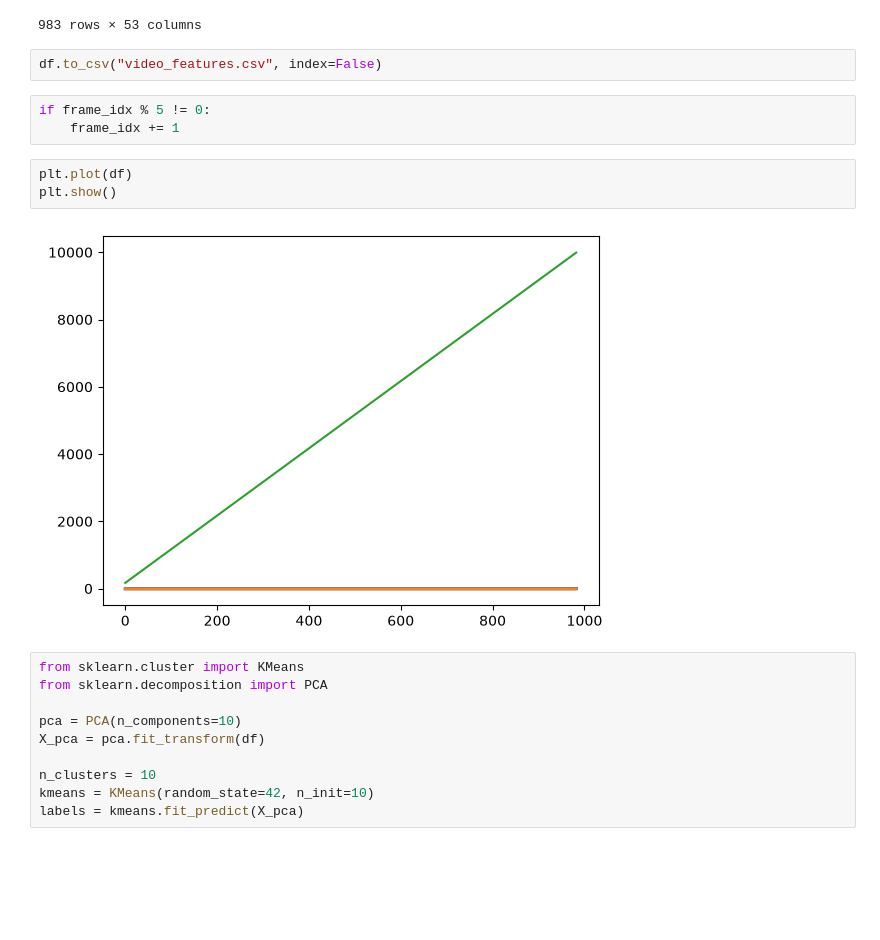
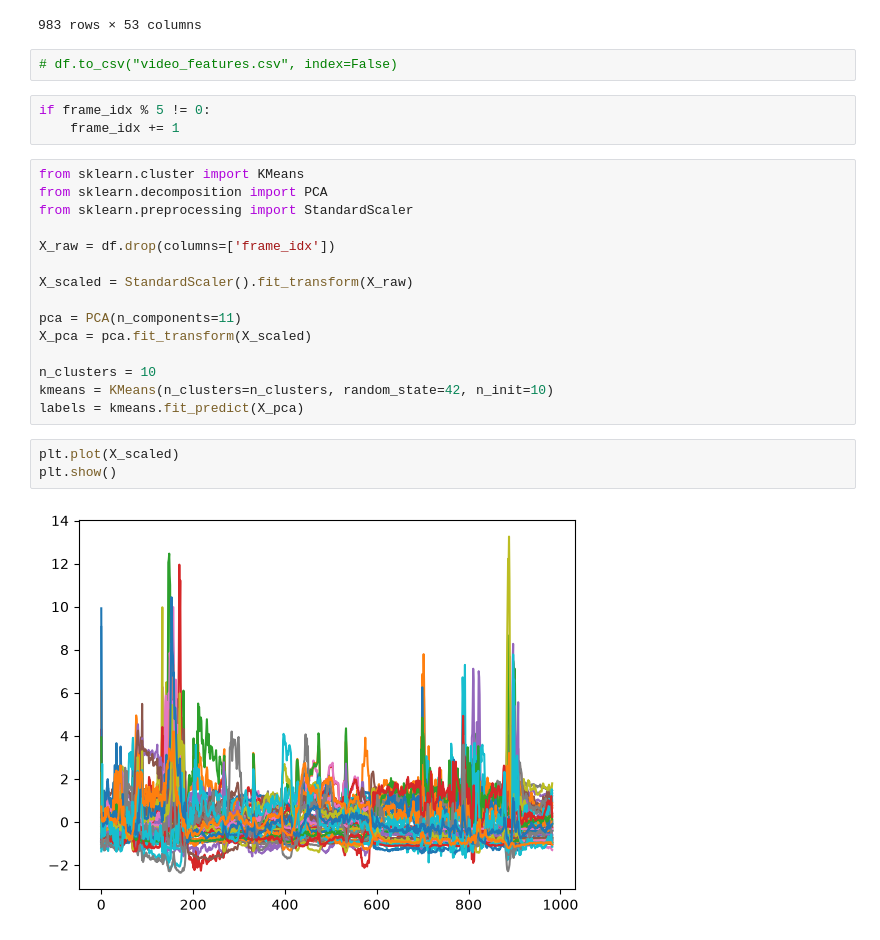
Before and after one commit to LukasStrandberg/Scientific-computing-project---Emotion-detection, a Jupyter notebook: video_test.ipynb, the cells around one changed output. Saved outputs shown, nothing was run; the diff lists cells and outputs as text; blank space fills up the shorter version.

```diff
--- a/video_test.ipynb
+++ b/video_test.ipynb
@@ -138,25 +138,30 @@ display(df)
 | 982 | 3.003949e-07 | 0.000104 | 0.000217 | 0.752410 | 0.698459 | 0.363016 | 0.000010 | ... |
 983 rows × 53 columns
 # %%
-df.to_csv("video_features.csv", index=False)
+# df.to_csv("video_features.csv", index=False)
 # %%
 if frame_idx % 5 != 0:
     frame_idx += 1
-# %%
-plt.plot(df)
-plt.show()
-# %% [output]
-[figure, removed]
 # %%
 from sklearn.cluster import KMeans
 from sklearn.decomposition import PCA
+from sklearn.preprocessing import StandardScaler
 
-pca = PCA(n_components=10)
-X_pca = pca.fit_transform(df)
+X_raw = df.drop(columns=['frame_idx'])
+
+X_scaled = StandardScaler().fit_transform(X_raw)
+
+pca = PCA(n_components=11)
+X_pca = pca.fit_transform(X_scaled)
 
 n_clusters = 10
-kmeans = KMeans(random_state=42, n_init=10)
+kmeans = KMeans(n_clusters=n_clusters, random_state=42, n_init=10)
 labels = kmeans.fit_predict(X_pca)
+# %%
+plt.plot(X_scaled)
+plt.show()
+# %% [output]
+[figure, added]
 # %%
 plt.figure(figsize=(10, 6))
 plt.scatter(X_pca[:, 0], X_pca[:, 1], c=labels, cmap='tab10', alpha=0.6)
```
Also changed, not shown: parts of 2 cells of this notebook.
